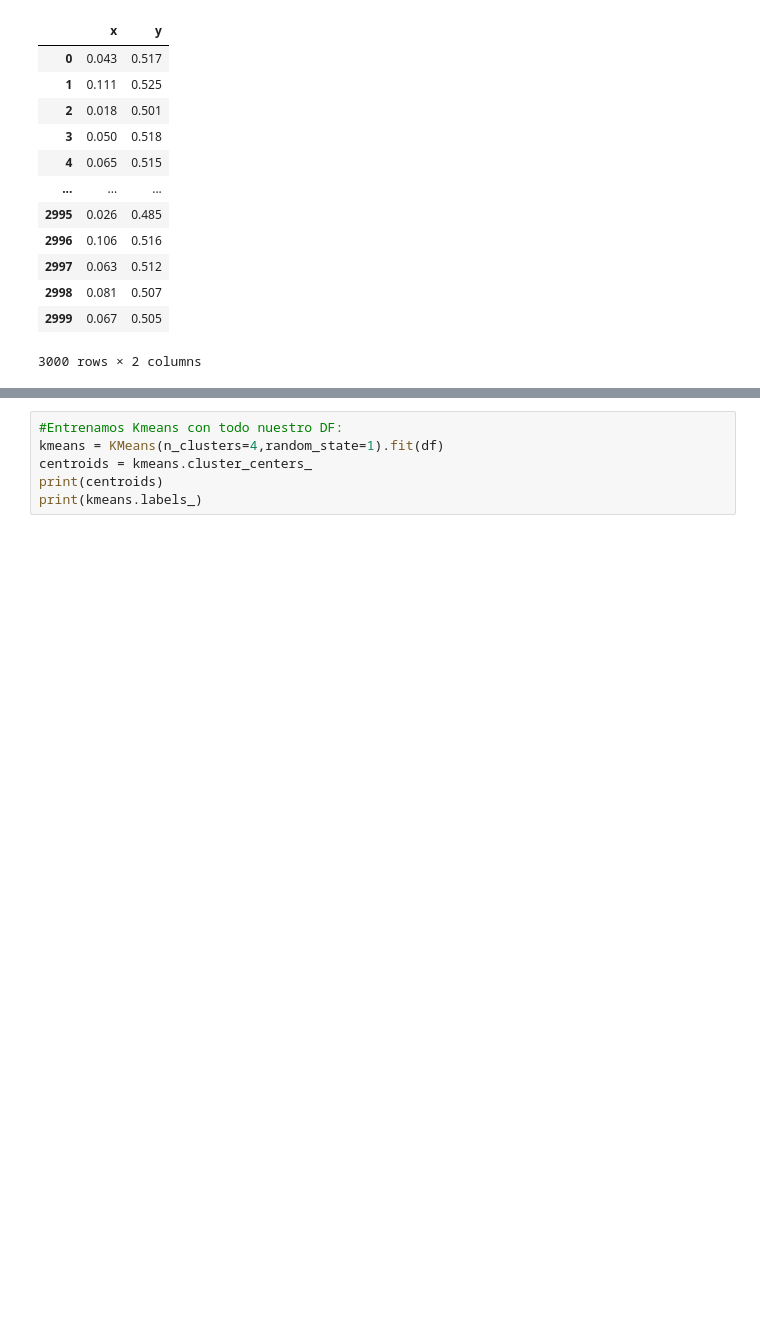
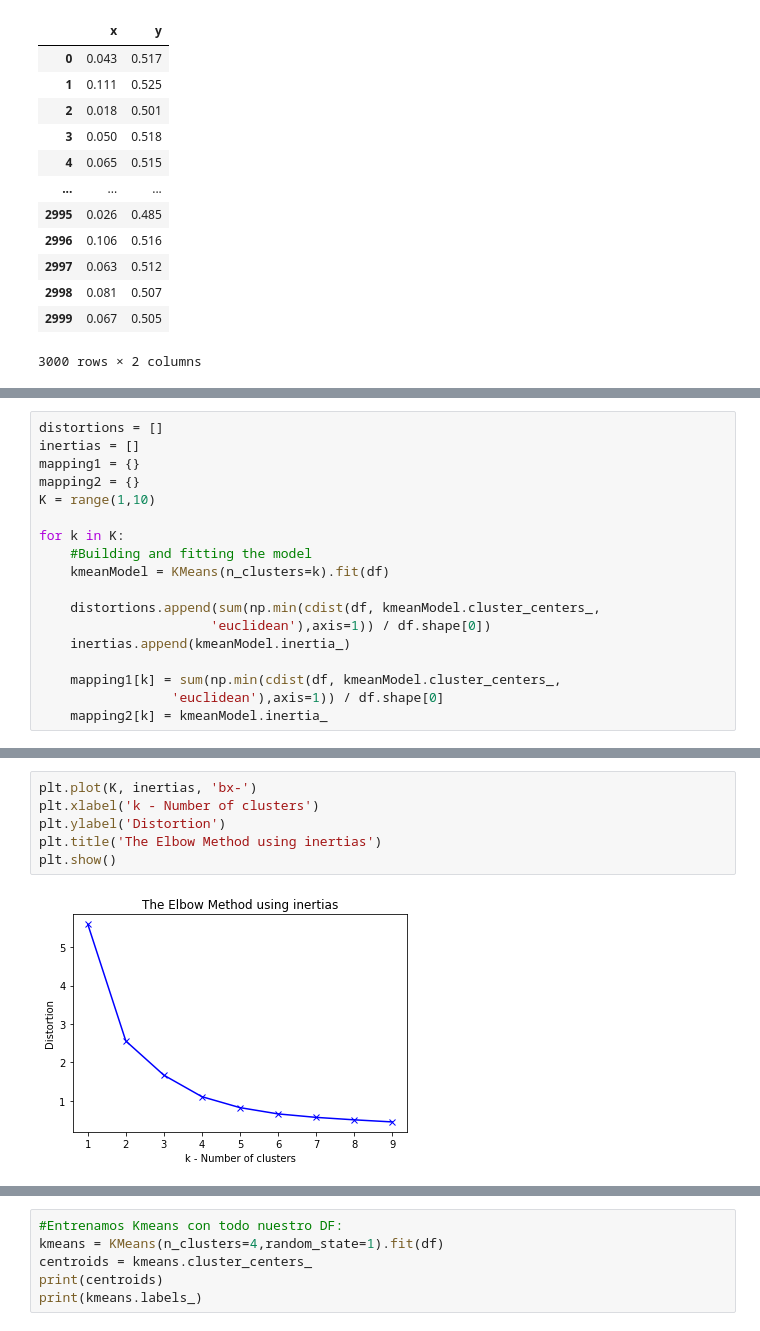
Before and after one commit to FedericoCalonge/automatic_reading_of_CVs_using_text_similarity, a Jupyter notebook: 2-Main/Jupyter_Notebooks/3-Kmeans_&_KNN.ipynb, the cells around one changed output, grey strips where cells are left out. Saved outputs shown, nothing was run; the diff lists cells and outputs as text; blank space fills up the shorter version.

```diff
--- a/2-Main/Jupyter_Notebooks/3-Kmeans_&_KNN.ipynb
+++ b/2-Main/Jupyter_Notebooks/3-Kmeans_&_KNN.ipynb
@@ -249,0 +256,18 @@ df
+# %%
+distortions = []
+inertias = []
+mapping1 = {}
+mapping2 = {}
+K = range(1,10)
+
+for k in K:
+    #Building and fitting the model
+    kmeanModel = KMeans(n_clusters=k).fit(df)
+
+    distortions.append(sum(np.min(cdist(df, kmeanModel.cluster_centers_,
+                      'euclidean'),axis=1)) / df.shape[0])
+    inertias.append(kmeanModel.inertia_)
+
+    mapping1[k] = sum(np.min(cdist(df, kmeanModel.cluster_centers_,
+                 'euclidean'),axis=1)) / df.shape[0]
+    mapping2[k] = kmeanModel.inertia_
@@ -249,0 +284,8 @@ df
+# %%
+plt.plot(K, inertias, 'bx-')
+plt.xlabel('k - Number of clusters')
+plt.ylabel('Distortion')
+plt.title('The Elbow Method using inertias')
+plt.show()
+# %% [output]
+[figure, added]
```
Also changed, not shown: parts of 5 cells of this notebook, 7 other files.
